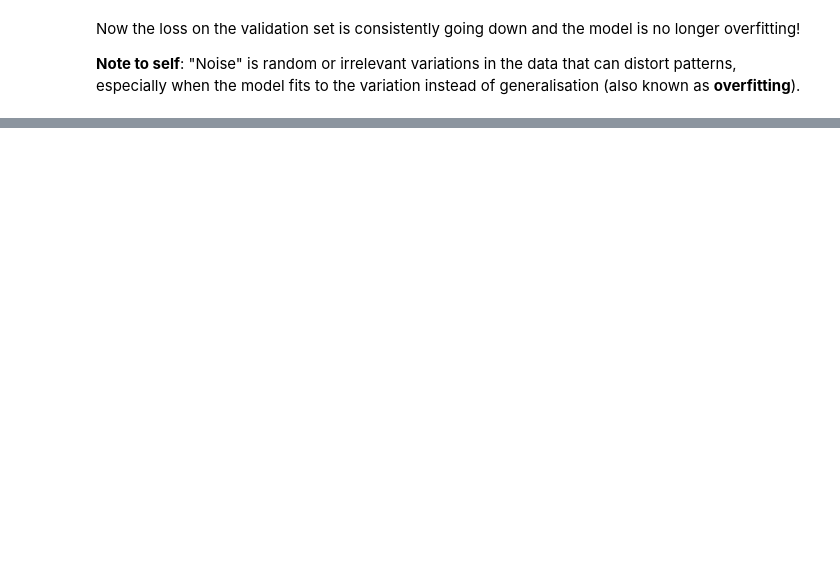
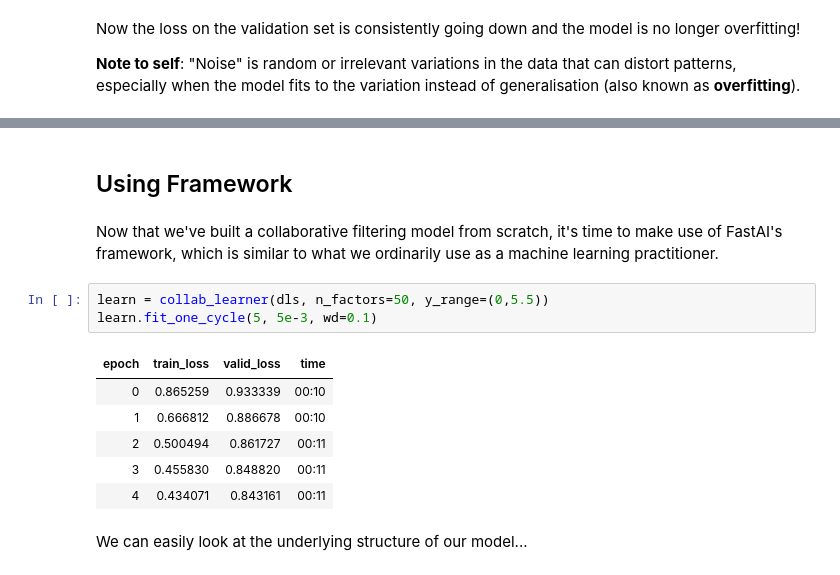
Before and after one commit to frank-895/machine_learning_journey, a Jupyter notebook: collaborative_filtering/collaborative_filtering.ipynb, the cells around one changed output, grey strips where cells are left out. Saved outputs shown, nothing was run; the diff lists cells and outputs as text; blank space fills up the shorter version.

```diff
--- a/collaborative_filtering/collaborative_filtering.ipynb
+++ b/collaborative_filtering/collaborative_filtering.ipynb
@@ -238,0 +340,16 @@ Now the loss on the validation set is consistently going down and the model is n
+# %% [markdown]
+## Using Framework
+# %% [markdown]
+Now that we've built a collaborative filtering model from scratch, it's time to make use of FastAI's framework, which is similar to what we ordinarily use as a machine learning practitioner.
+# %%
+learn = collab_learner(dls, n_factors=50, y_range=(0,5.5))
+learn.fit_one_cycle(5, 5e-3, wd=0.1)
+# %% [output]
+| epoch | train_loss | valid_loss | time |
+| 0 | 0.865259 | 0.933339 | 00:10 |
+| 1 | 0.666812 | 0.886678 | 00:10 |
+| 2 | 0.500494 | 0.861727 | 00:11 |
+| 3 | 0.455830 | 0.848820 | 00:11 |
+| 4 | 0.434071 | 0.843161 | 00:11 |
+# %% [markdown]
+We can easily look at the underlying structure of our model...
```
Also changed, not shown: parts of 22 cells of this notebook.
